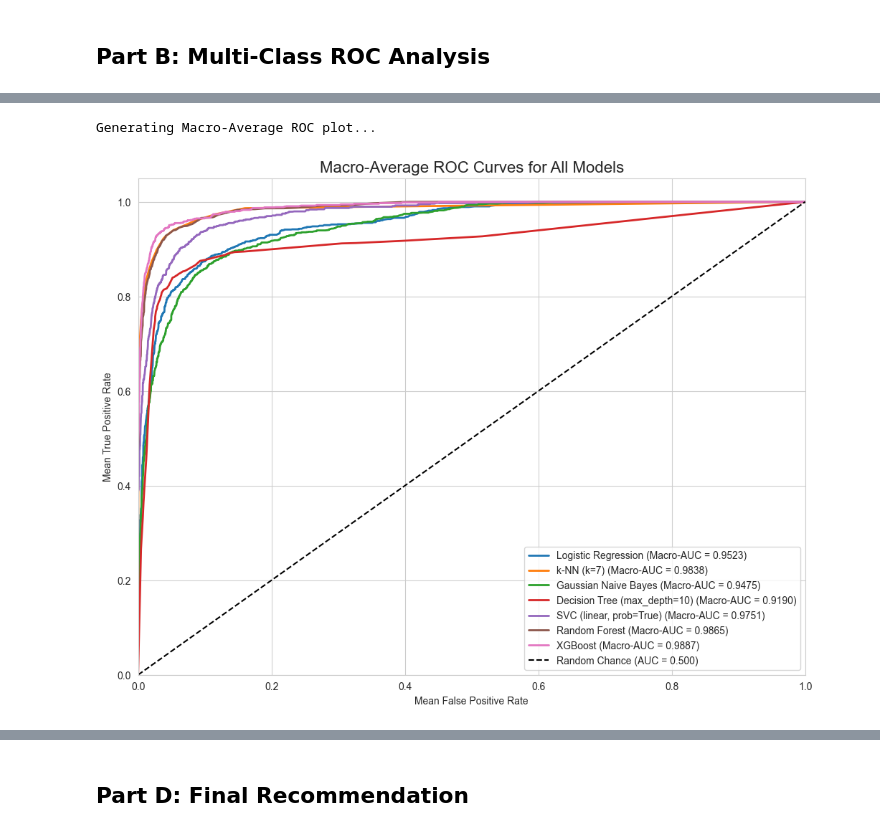
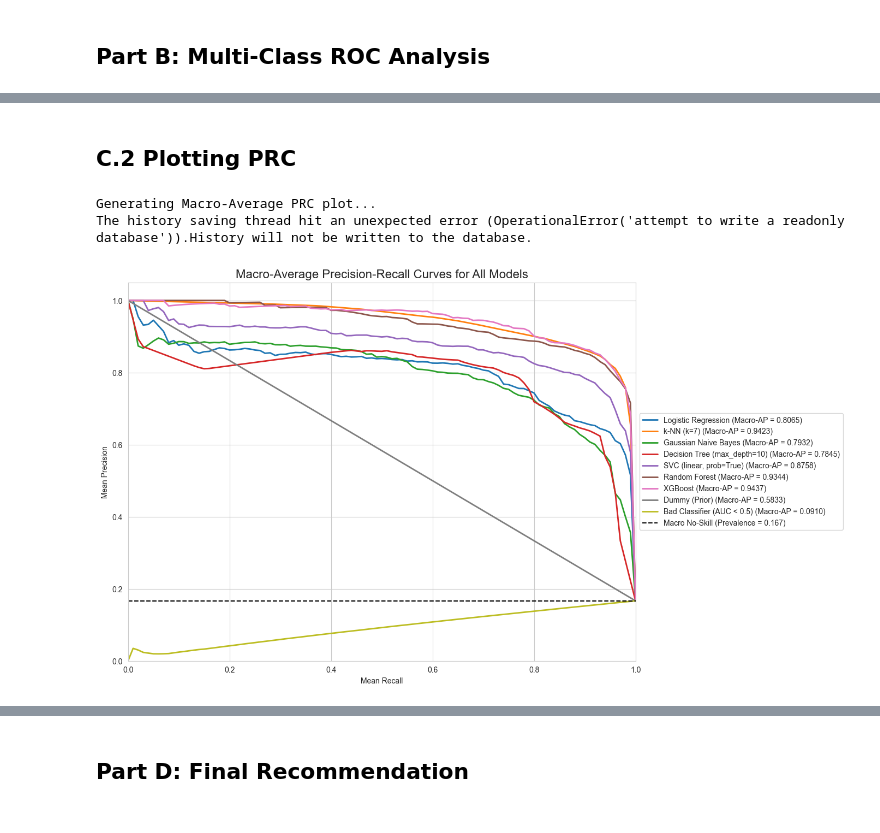
Before and after one commit to kashyap-17/DA5401_Assignment_7_kashyap-17, a Jupyter notebook: Kashyap_DA25C012_DA5401_Assignment_7_Multi_Class_Model_Selection.ipynb.ipynb, the cells around one changed output, grey strips where cells are left out. Saved outputs shown, nothing was run; the diff lists cells and outputs as text; code cells hidden in the pictures.

```diff
--- a/Kashyap_DA25C012_DA5401_Assignment_7_Multi_Class_Model_Selection.ipynb.ipynb
+++ b/Kashyap_DA25C012_DA5401_Assignment_7_Multi_Class_Model_Selection.ipynb.ipynb
@@ -133,13 +172,14 @@ Defining, train, and store all models in dictionaries for easy access. Including
 # %%
 models = {
-    'Logistic Regression': LogisticRegression(solver='lbfgs', multi_class='ovr', max_iter=1000, random_state=42),
+    'Logistic Regression': OneVsRestClassifier(LogisticRegression(solver='lbfgs', max_iter=1000, random_state=42)),
     'k-NN (k=7)': KNeighborsClassifier(n_neighbors=7),
     'Gaussian Naive Bayes': GaussianNB(),
     'Decision Tree (max_depth=10)': DecisionTreeClassifier(max_depth=10, random_state=42),
     'SVC (linear, prob=True)': SVC(kernel='linear', probability=True, random_state=42),
     'Random Forest': RandomForestClassifier(random_state=42, n_jobs=-1),
-    'XGBoost': XGBClassifier(use_label_encoder=False, eval_metric='mlogloss', random_state=42, n_jobs=-1),
-    'Dummy (Stratified)': DummyClassifier(strategy='stratified', random_state=42)
+    'XGBoost': XGBClassifier(eval_metric='mlogloss', random_state=42, n_jobs=-1),
+    'Dummy (Prior)': DummyClassifier(strategy='prior', random_state=42),
+    'Bad Classifier (AUC < 0.5)': BadClassifier()
 }
 
 fitted_models = {}
@@ -280,46 +391,60 @@ To get a single performance summary for each model, we compute the macro-average
+# %% [markdown]
+## C.2 Plotting PRC
 # %%
-print("Generating Macro-Average ROC plot...")
+print("Generating Macro-Average PRC plot...")
 
-# First, gather all unique FPRs across all models and classes
-all_fpr = np.unique(np.concatenate([
-    roc_curve(y_test_bin[:, i], prob[:, i])[0]
-    for i in range(n_classes)
-    for name, prob in probas.items()
-]))
+# Create a common, high-resolution recall axis
+common_recall = np.linspace(0.0, 1.0, 101)
 
-# Then, interpolate all ROC curves at these points and average
-mean_tpr = {}
-macro_auc_scores = {}
+mean_precision = {}
+macro_ap_scores = {}
 
 for name, prob in probas.items():
-    tpr_sum = np.zeros_like(all_fpr)
+    precision_sum = np.zeros_like(common_recall)
+
     for i in range(n_classes):
-        fpr, tpr, _ = roc_curve(y_test_bin[:, i], prob[:, i])
-        # Interpolate and add to sum
-        tpr_sum += np.interp(all_fpr, fpr, tpr)
+        # Get PRC components
+        precision, recall, _ = precision_recall_curve(y_test_bin[:, i], prob[:, i])
+
+        # We must reverse the arrays because np.interp requires
+        # the x-axis (recall) to be in ascending order.
+        recall_ascending = np.flip(recall)
+        precision_ascending = np.flip(precision)
+
+        # Interpolate precision at our common recall points
+        precision_sum += np.interp(common_recall, recall_ascending, precision_ascending)
 
     # Average across classes
-    mean_tpr[name] = tpr_sum / n_classes
-    # Calculate Macro-AUC
-    macro_auc_scores[name] = auc(all_fpr, mean_tpr[name])
+    mean_precision[name] = precision_sum / n_classes
 
-# Plotting the Macro-Average ROC Curves
+    # Calculate Macro-Average Precision (Macro-AP) using the trapezoidal rule (auc)
+    macro_ap_scores[name] = auc(common_recall, mean_precision[name])
+
+# Plotting the Macro-Average PRC Curves
 plt.figure(figsize=(12, 9))
-for name, tpr in mean_tpr.items():
-    plt.plot(all_fpr, tpr, label=f'{name} (Macro-AUC = {macro_auc_scores[name]:.4f})', lw=2)
 
-plt.plot([0, 1], [0, 1], 'k--', label='Random Chance (AUC = 0.500)')
+for name, precision in mean_precision.items():
+    plt.plot(common_recall, precision, label=f'{name} (Macro-AP = {macro_ap_scores[name]:.4f})', lw=2)
+
+# Calculate and plot the "no-skill" line, which is the macro-average prevalence
+macro_no_skill = y_test_bin.mean()
+plt.axhline(y=macro_no_skill, color='k', linestyle='--',
+            label=f'Macro No-Skill (Prevalence = {macro_no_skill:.3f})')
+
 plt.xlim([0.0, 1.0])
 plt.ylim([0.0, 1.05])
-plt.xlabel('Mean False Positive Rate')
-plt.ylabel('Mean True Positive Rate')
-plt.title('Macro-Average ROC Curves for All Models', fontsize=16)
-plt.legend(loc='lower right')
+plt.xlabel('Mean Recall')
+plt.ylabel('Mean Precision')
+plt.title('Macro-Average Precision-Recall Curves for All Models', fontsize=16)
+
+# Move the legend outside the plot area
+plt.legend(loc='center left', bbox_to_anchor=(1, 0.5))
 plt.show()
 
-print("\n--- Macro-Average ROC-AUC Scores ---")
-for name, score in sorted(macro_auc_scores.items(), key=lambda item: item[1], reverse=True):
+print("\n--- Macro-Average Precision (AP) Scores ---")
+for name, score in sorted(macro_ap_scores.items(), key=lambda item: item[1], reverse=True):
     print(f"{name}: {score:.4f}")
 # %% [output]
-Generating Macro-Average ROC plot...
+Generating Macro-Average PRC plot...
+The history saving thread hit an unexpected error (OperationalError('attempt to write a readonly database')).History will not be written to the database.
-[figure, old version]
+[figure, new version]
```
Also changed, not shown: parts of 33 cells of this notebook.
